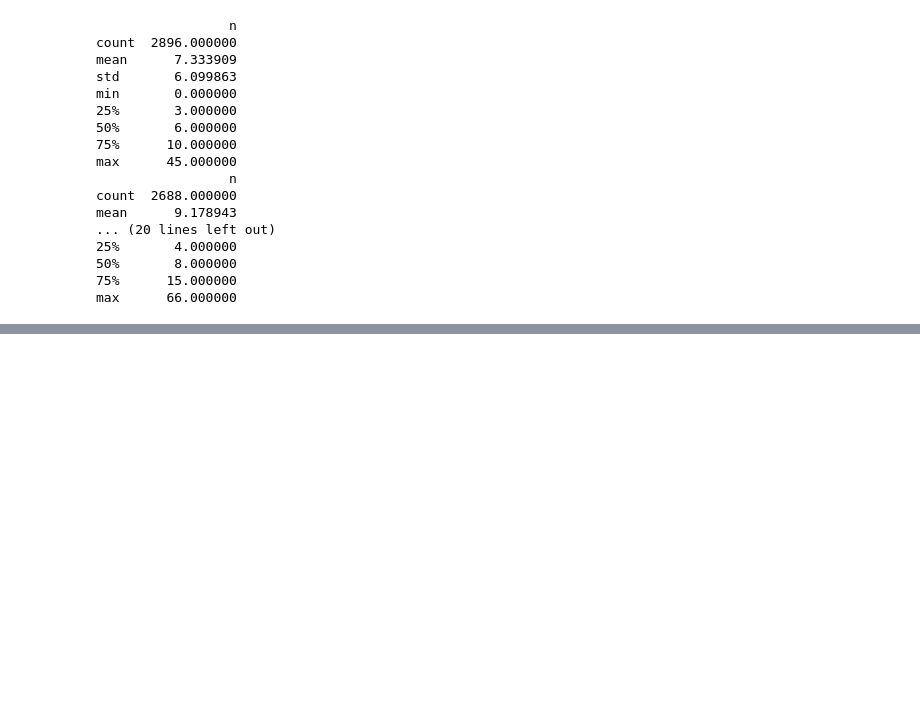
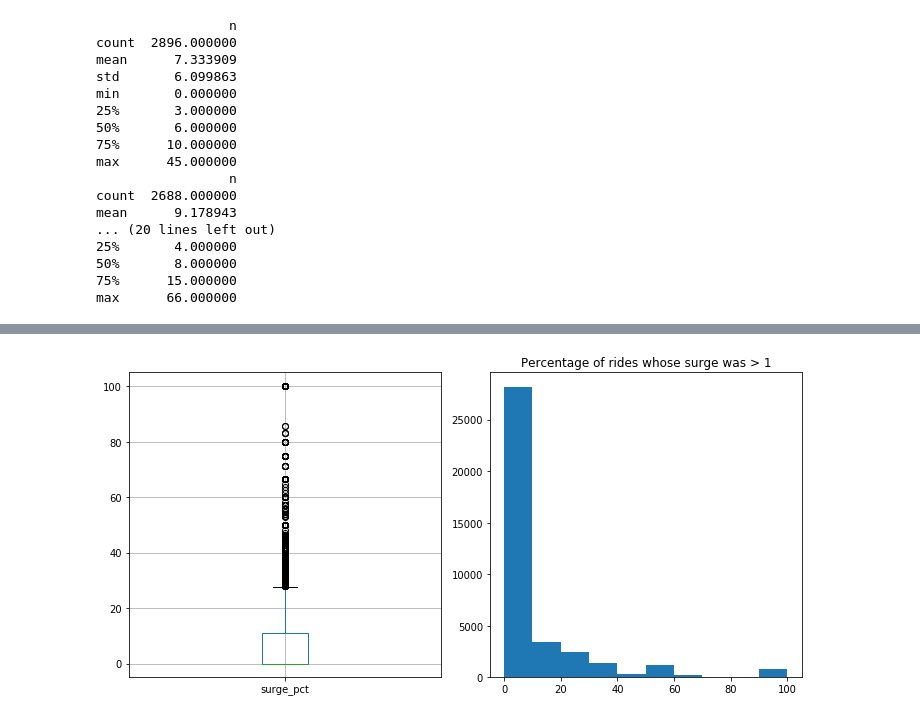
Before and after one commit to jel476/UltimateTechnologies-TakeHome, a Jupyter notebook: Code.ipynb, the cells around one changed output, grey strips where cells are left out. Cells and saved outputs as stored; diff of their text form; code cells hidden in the pictures; blank space fills up the shorter version.

```diff
--- a/Code.ipynb
+++ b/Code.ipynb
@@ -245,0 +435,13 @@ max      66.000000
+# %%
+plt.subplot(1, 2, 1)
+ult_norm.boxplot(column='surge_pct')
+
+plt.subplot(1, 2, 2)
+plt.hist(ult_norm['surge_pct'], bins=10)
+plt.title('Percentage of rides whose surge was > 1')
+
+plt.rcParams['figure.figsize'] = (10,5)
+plt.tight_layout()
+plt.show()
+# %% [output]
+[figure, added]
```
Also changed, not shown: parts of 24 cells of this notebook.
